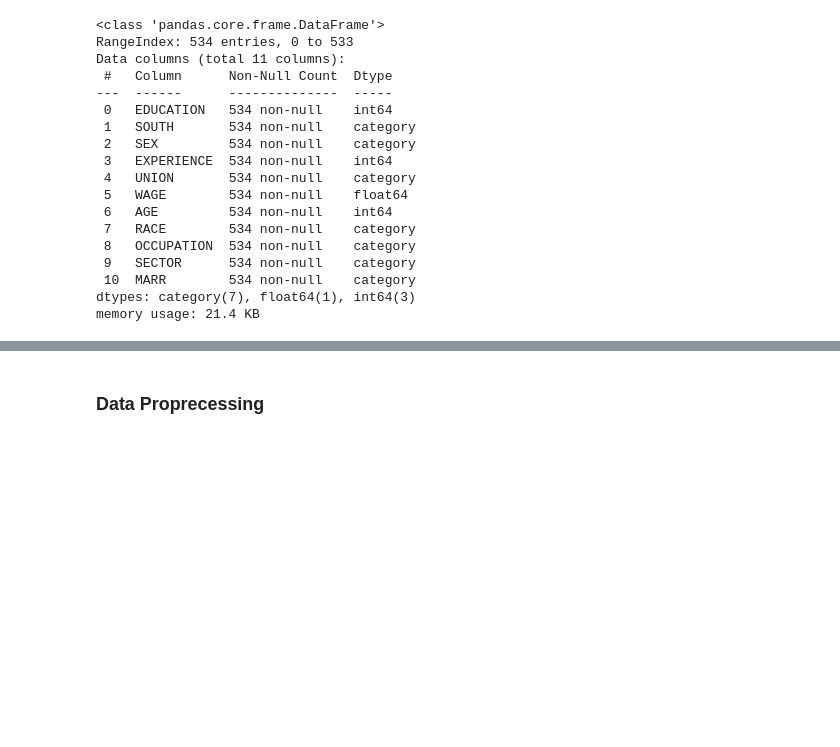
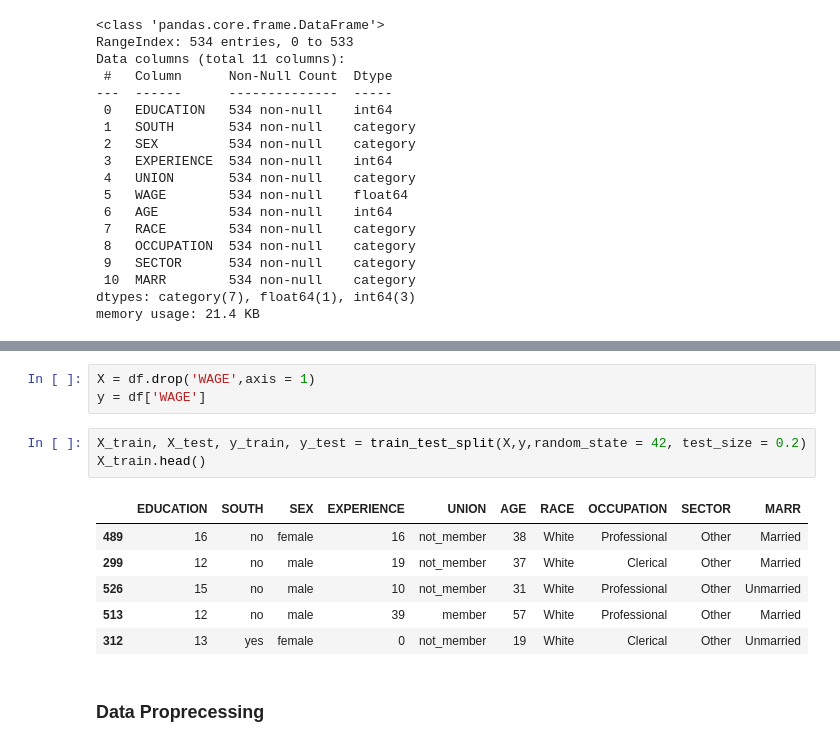
Before and after one commit to lis497/UCBerkeley-Haas-ML, a Jupyter notebook: M9/M9_TryIt2_Predicting_Wages1.ipynb, the cells around one changed output, grey strips where cells are left out. Cells and saved outputs as stored; diff of their text form; blank space fills up the shorter version.

Commit message:
M9 TryIt2 Predicting Wages2

```diff
--- a/M9/M9_TryIt2_Predicting_Wages1.ipynb
+++ b/M9/M9_TryIt2_Predicting_Wages1.ipynb
@@ -68,3 +83,16 @@ memory usage: 21.4 KB
+# %%
+X = df.drop('WAGE',axis = 1)
+y = df['WAGE']
+# %%
+X_train, X_test, y_train, y_test = train_test_split(X,y,random_state = 42, test_size = 0.2)
+X_train.head()
+# %% [output]
+|  | EDUCATION | SOUTH | SEX | EXPERIENCE | UNION | AGE | RACE | OCCUPATION | SECTOR | MARR |
+| 489 | 16 | no | female | 16 | not_member | 38 | White | Professional | Other | Married |
+| 299 | 12 | no | male | 19 | not_member | 37 | White | Clerical | Other | Married |
+| 526 | 15 | no | male | 10 | not_member | 31 | White | Professional | Other | Unmarried |
+| 513 | 12 | no | male | 39 | member | 57 | White | Professional | Other | Married |
+| 312 | 13 | yes | female | 0 | not_member | 19 | White | Clerical | Other | Unmarried |
 # %% [markdown]
 ### Data Proprecessing
 # %%
```
Also changed, not shown: parts of 36 cells of this notebook.
